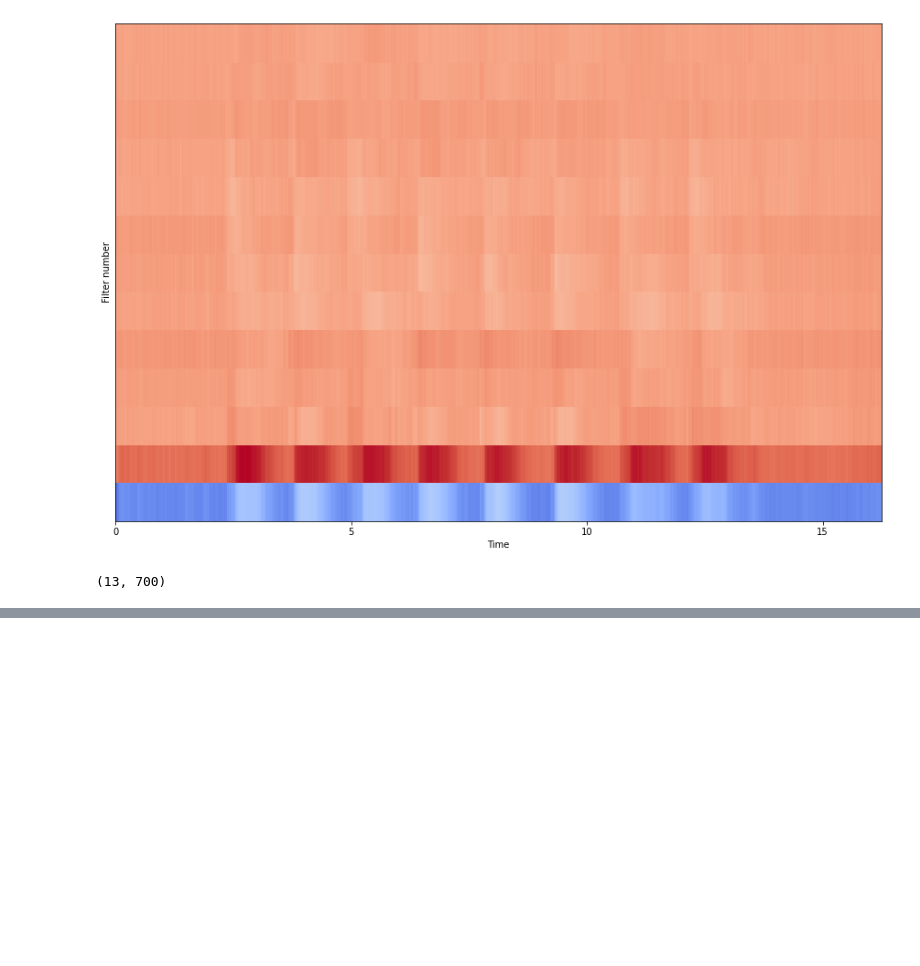
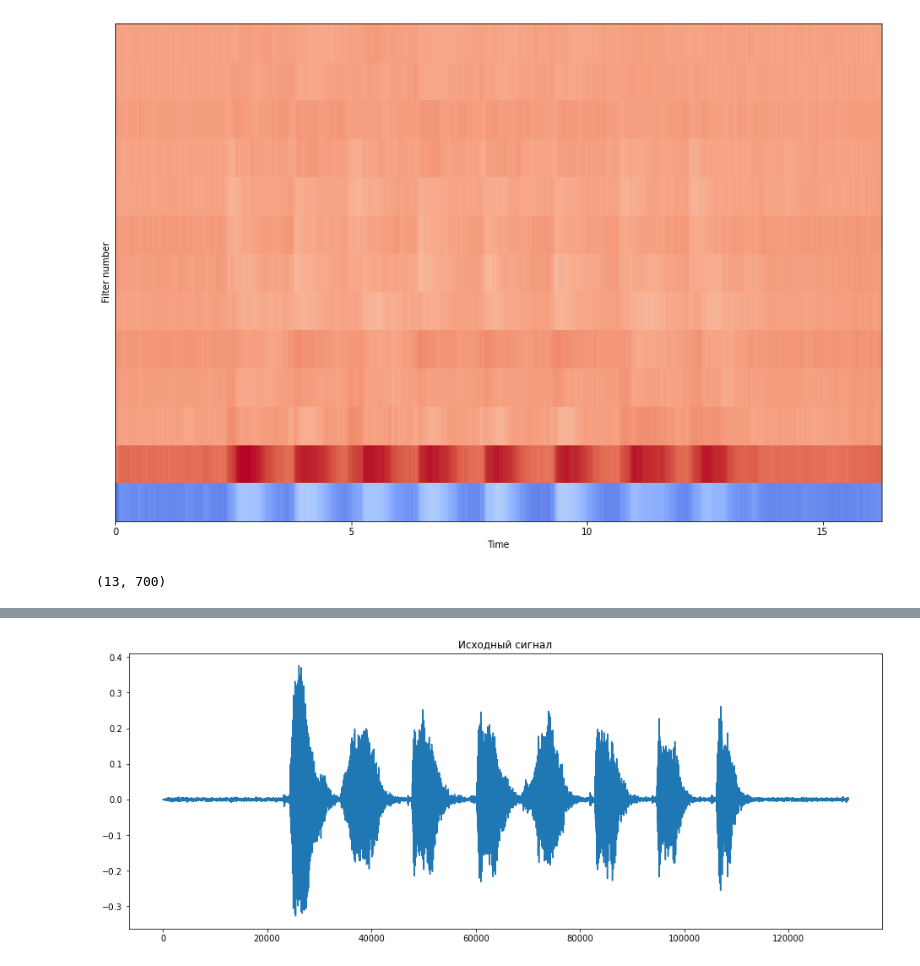
Before and after one commit to bulaevvi/made_speech_processing_hw, a Jupyter notebook: hw02/Speech_HW1_lab4.ipynb, the cells around one changed output, grey strips where cells are left out. Drawn from its saved outputs; the diff is of its cells as text; code cells hidden in the pictures; blank space fills up the shorter version.

```diff
--- a/hw02/Speech_HW1_lab4.ipynb
+++ b/hw02/Speech_HW1_lab4.ipynb
@@ -342 +342,11 @@ def VAD(x, w, threshold):
+# %%
+# ╨ÿ╨╜╨┤╨╡╨║╤ü ╨╛╨▒╤â╤ç╨░╤Ä╤ë╨╡╨│╨╛ ╨╝╨░╤ü╤ü╨╕╨▓╨░, ╨╕╤ü╨┐╨╛╨╗╤î╨╖╤â╨╡╨╝╤ï╨╣ ╨┤╨╗╤Å ╨▓╨╕╨╖╤â╨░╨╗╨╕╨╖╨░╤å╨╕╨╕
+IDX = 0
+
+plt.figure(figsize = (16, 6))
+plt.plot(X_train[IDX])
+plt.title('╨ÿ╤ü╤à╨╛╨┤╨╜╤ï╨╣ ╤ü╨╕╨│╨╜╨░╨╗')
+plt.show()
+# %% [output]
+[figure, added]
 # %%
```
Also changed, not shown: parts of 60 cells of this notebook.
